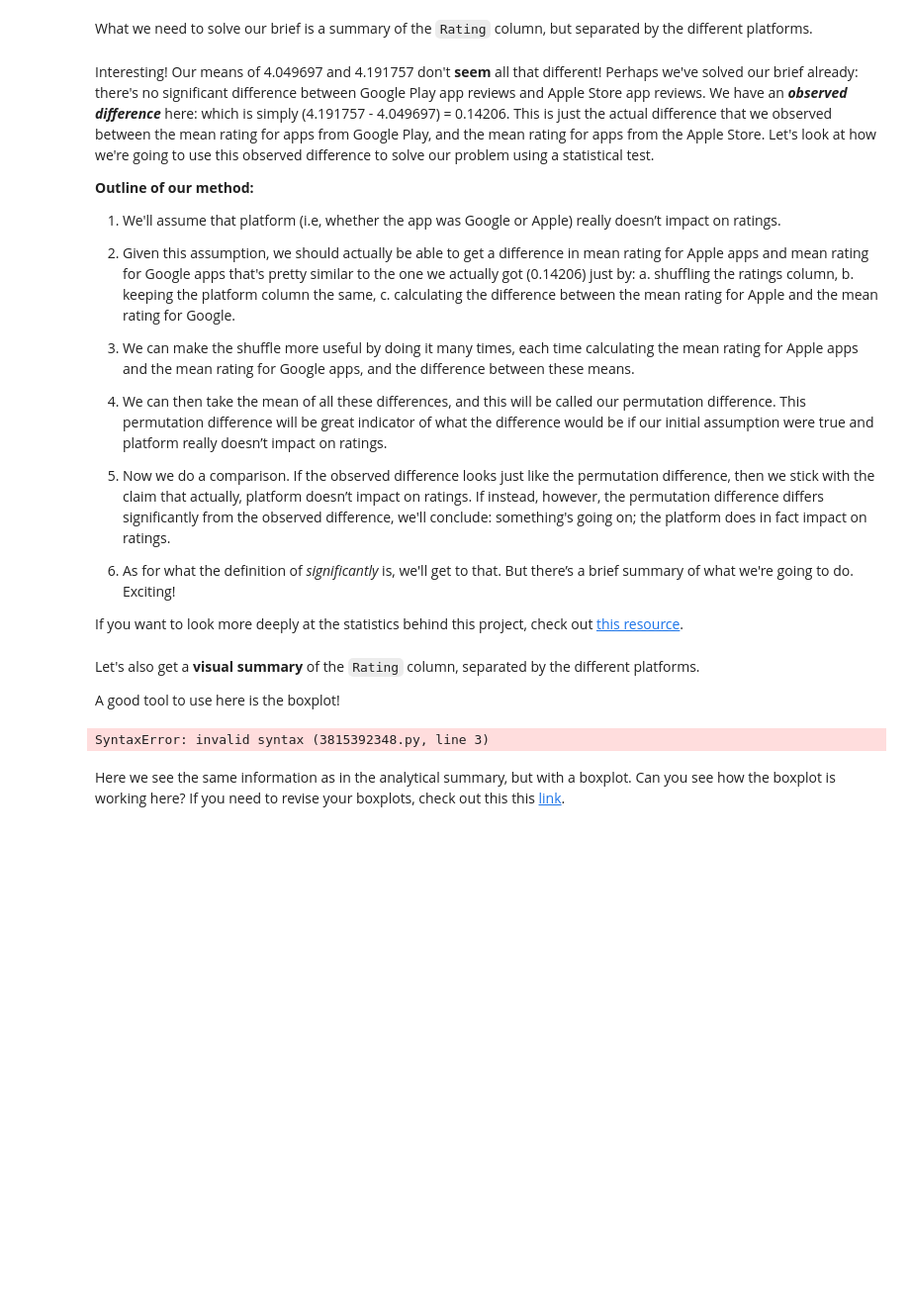
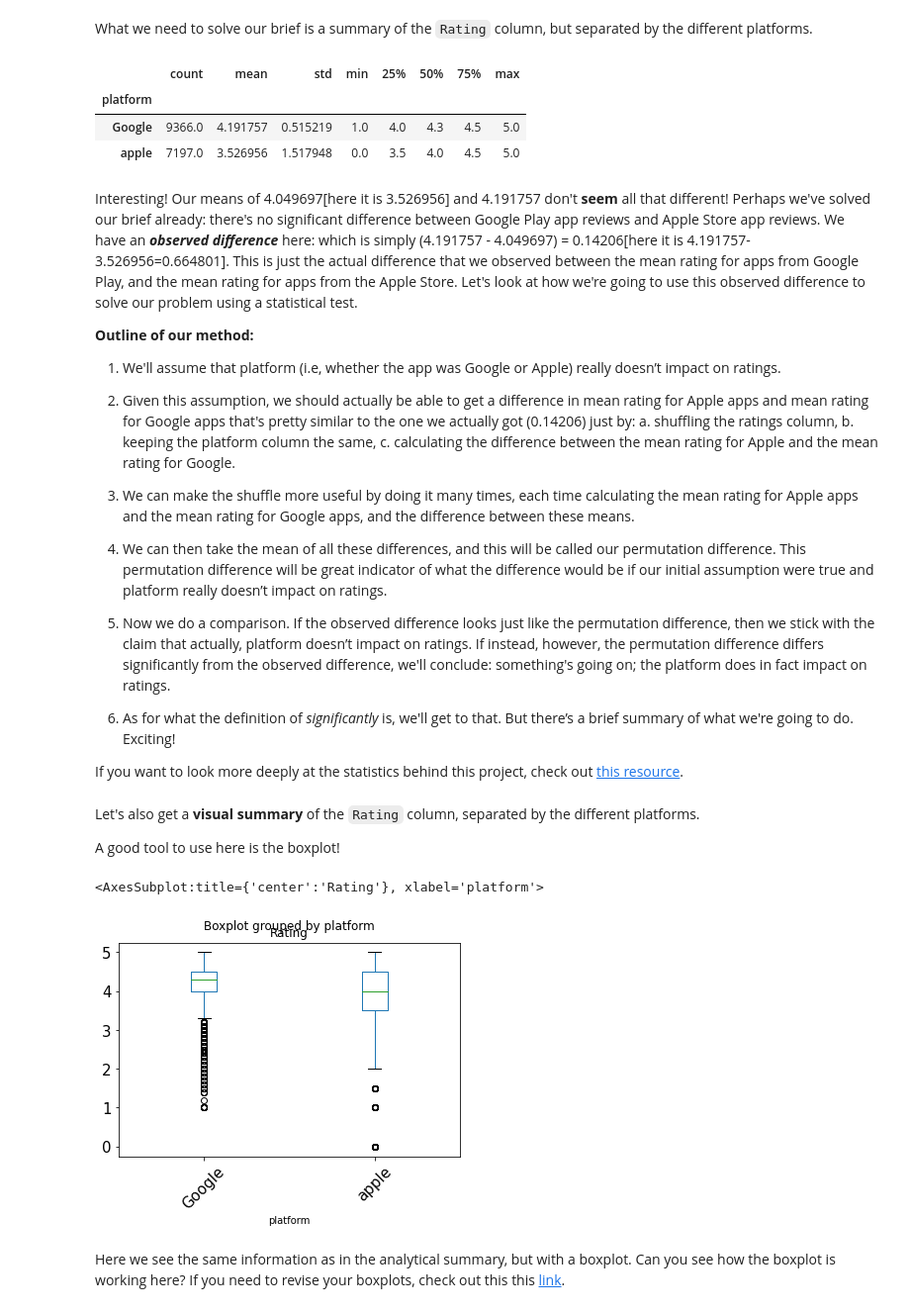
Before and after one commit to decode19/Springboard, a Jupyter notebook: PART2 _Tier_3_Cleaning_transforming_and_visualizing.ipynb, the cells around one changed output. Shown at 99% size. Drawn from its saved outputs; the diff is of its cells as text; code cells hidden in the pictures; blank space fills up the shorter version.

```diff
--- a/PART2 _Tier_3_Cleaning_transforming_and_visualizing.ipynb
+++ b/PART2 _Tier_3_Cleaning_transforming_and_visualizing.ipynb
@@ -402,9 +402,15 @@ What we need to solve our brief is a summary of the `Rating` column, but separat
 # To summarize analytically, let's use the groupby() method on our df.
 # For its parameters, let's assign its 'by' parameter 'platform', and then make sure we're seeing 'Rating' too.
 # Finally, call describe() on the result. We can do this in one line, but this isn't necessary.
-df1=df.groupby(['platform','Rating'])
+df1=df.groupby("platform")["Rating"]
+df1.describe()
+# %% [output]
+|  | count | mean | std | min | 25% | 50% | 75% | max |
+| platform |  |  |  |  |  |  |  |  |
+| Google | 9366.0 | 4.191757 | 0.515219 | 1.0 | 4.0 | 4.3 | 4.5 | 5.0 |
+| apple | 7197.0 | 3.526956 | 1.517948 | 0.0 | 3.5 | 4.0 | 4.5 | 5.0 |
 # %% [markdown]
-Interesting! Our means of 4.049697 and 4.191757 don't **seem** all that different! Perhaps we've solved our brief already: there's no significant difference between Google Play app reviews and Apple Store app reviews. We have an ***observed difference*** here: which is simply (4.191757 - 4.049697) = 0.14206. This is just the actual difference that we observed between the mean rating for apps from Google Play, and the mean rating for apps from the Apple Store. Let's look at how we're going to use this observed difference to solve our problem using a statistical test.
+Interesting! Our means of 4.049697[here it is 3.526956] and 4.191757 don't **seem** all that different! Perhaps we've solved our brief already: there's no significant difference between Google Play app reviews and Apple Store app reviews. We have an ***observed difference*** here: which is simply (4.191757 - 4.049697) = 0.14206[here it is 4.191757-3.526956=0.664801]. This is just the actual difference that we observed between the mean rating for apps from Google Play, and the mean rating for apps from the Apple Store. Let's look at how we're going to use this observed difference to solve our problem using a statistical test.
 
 **Outline of our method:**
 1. We'll assume that platform (i.e, whether the app was Google or Apple) really doesn’t impact on ratings.
@@ -435,8 +441,9 @@ A good tool to use here is the boxplot!
 # %%
 # Call the boxplot() method on our df.
 # Set the parameters: by = 'platform' and column = ['Rating'].
-df._ _ _(by=_ _ _, column =_ _ _, grid=False, rot=45, fontsize=15)
+df.boxplot(by='platform', column = ['Rating'], grid=False, rot=45, fontsize=15)
 # %% [output]
-SyntaxError: invalid syntax (3815392348.py, line 3)
+<AxesSubplot:title={'center':'Rating'}, xlabel='platform'>
+[figure, added]
 # %% [markdown]
 Here we see the same information as in the analytical summary, but with a boxplot. Can you see how the boxplot is working here? If you need to revise your boxplots, check out this this [link](https://www.kaggle.com/ramamet4/app-store-apple-data-set-10k-apps).
```
Also changed, not shown: parts of 1 cell of this notebook.
